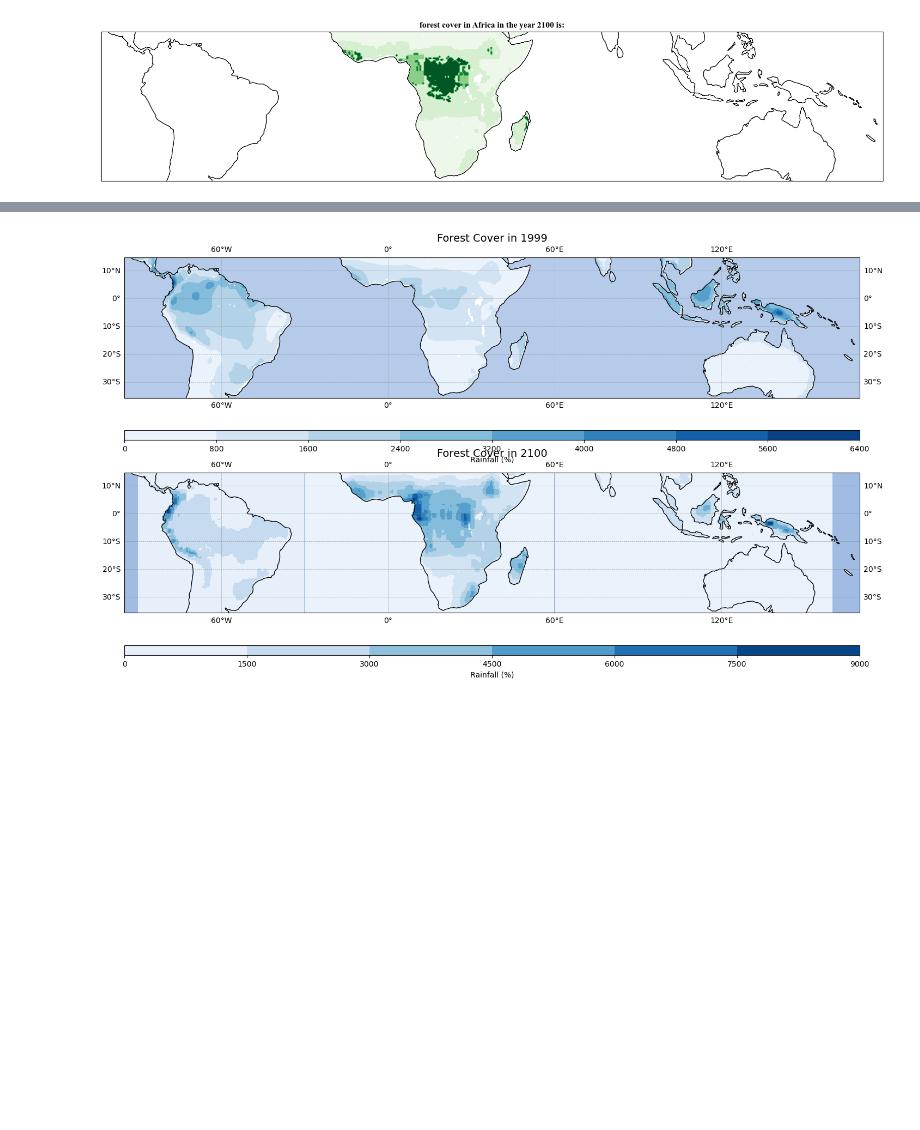
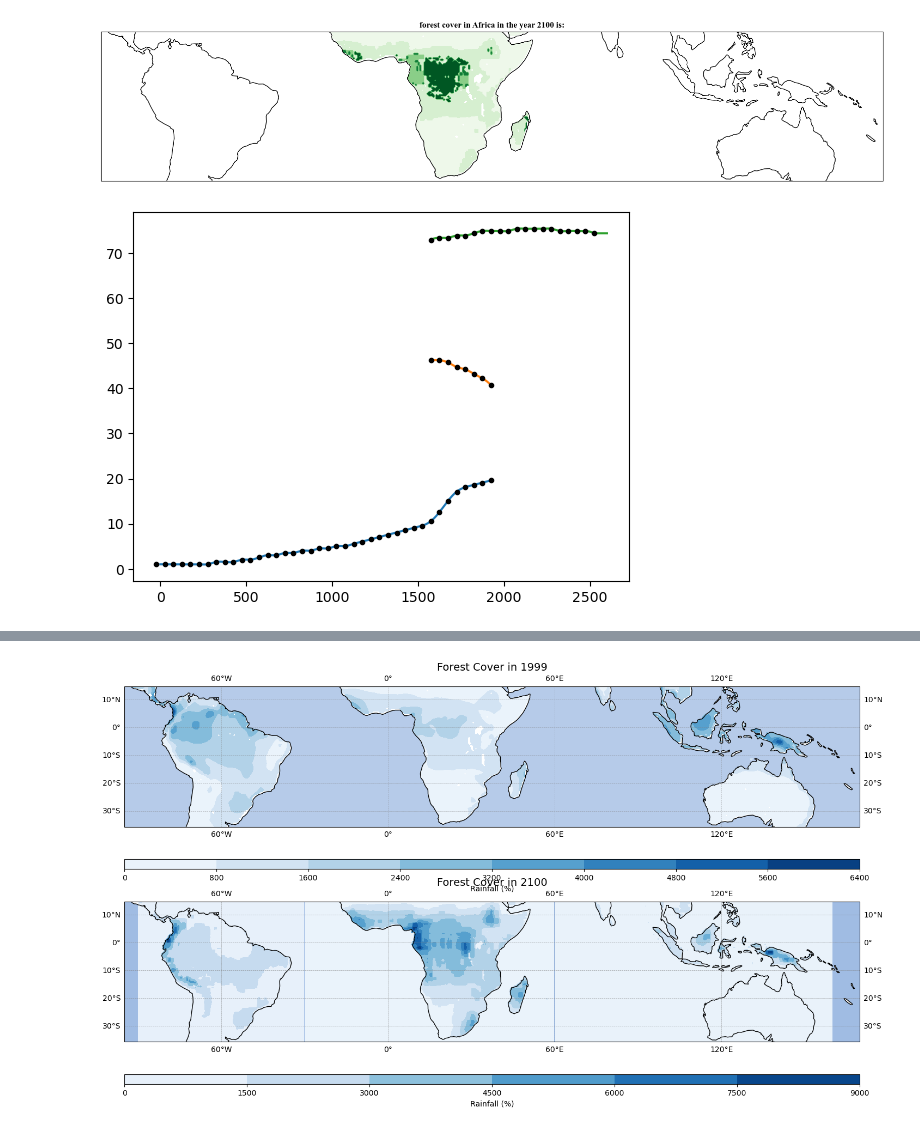
Before and after one commit to TheoHanon/Modeling, a Jupyter notebook: Part2/2023P2Q3_Coding.ipynb, the cells around one changed output, grey strips where cells are left out. Saved outputs shown, nothing was run; the diff lists cells and outputs as text; code cells hidden in the pictures; blank space fills up the shorter version.

```diff
--- a/Part2/2023P2Q3_Coding.ipynb
+++ b/Part2/2023P2Q3_Coding.ipynb
@@ -337,10 +361,49 @@ forest2100_africa=compute_forest2100(fixedpointdata_africa, lons_af) # stable eq
 # %%
 # Here compute the forest cover in australia+asia (australasia), given the rainfall amount at 2100 and the hysterisis/equilibrium curve fixedpointdata_aus
 # Place the computed forest cover in the variable named 'forest2100'
 
-forest2100_aus=compute_forest2100(fixedpointdata_aus, lons_au) # stable equilibrium which is the closest to the intial value of T
+x = vunpack(fixedpointdata_aus[:,0])
+y = vunpack(fixedpointdata_aus[:,1:])
+
+eq1 = create_eq(y, 0, 20)
+eq2 = create_eq(y, 20, 70)
+eq3 = create_eq(y, 70, 100)
+
+f_eq1 = create_function_eq(x, eq1)
+f_eq2 = create_function_eq(x, eq2)
+f_eq3 = create_function_eq(x, eq3, last=True)
+
+x_test = np.linspace(0, 2600, 1000)
+
+plt.plot(x_test, f_eq1(x_test))
+plt.plot(x_test, f_eq2(x_test))
+plt.plot(x_test, f_eq3(x_test))
+plt.plot(x, y[:,0], 'k.')
+plt.plot(x, y[:,1], 'k.')
+plt.plot(x, y[:,2], 'k.')
+plt.show()
+
+F = lambda z : np.array([f_eq1(z), f_eq3(z), f_eq2(z)])
+
+
+# Here compute the forest cover in south america, given the rainfall amount at 2100 and the hysterisis/equilibrium curve fixedpointdata_southamerica
+forest2100_aus=np.full((row,col),np.nan)
+for i in range (row):
+    for j in range(col):
+        if(lons_au[0]<=lons[j]<=lons_au[1]):
+            if(np.isnan(rainfall2100[i,j])): continue
+            # index = get_rainfall_index(rainfall2100[i,j])
+            T_arr = F(rainfall2100[i,j])
+            # print(rainfall2100[i, j])
+            T_arr = T_arr[np.logical_not(np.isnan(T_arr))]
+            # print(rainfall2100[i, j],T_arr)
+            T_init = forest1999[i,j]
+            forest2100_aus[i,j] = T_arr[np.abs(T_arr - T_init).argmin()]
+            # print(forest2100_america[i,j])# stable equilibrium which is the closest to the intial value of T
 
 # NOTE: for computing the forest cover of australasia, ignore what happens to the rest of the world. i.e., the rest-of-the-world map forest cover can be zeros or nan values
+# %% [output]
+[figure, added]
 # %%
 forest2100 = [forest2100_america, forest2100_africa, forest2100_aus]
 
```
Also changed, not shown: parts of 7 cells of this notebook.
